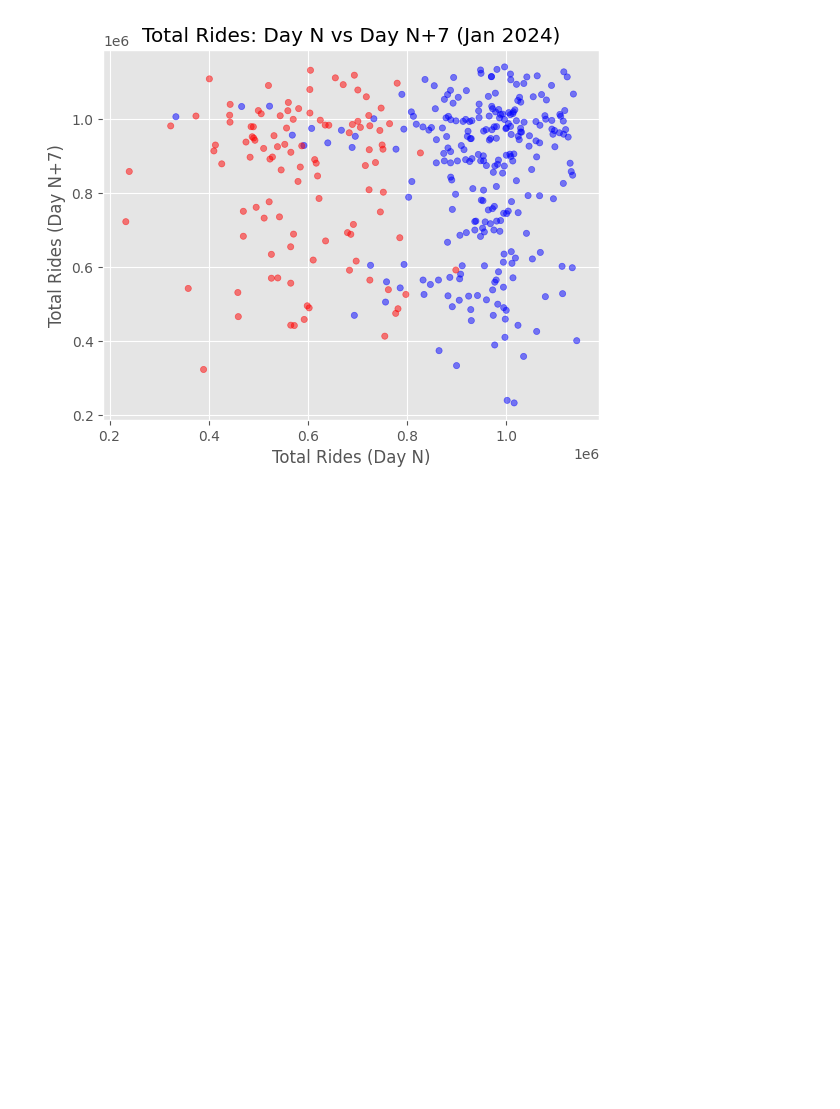
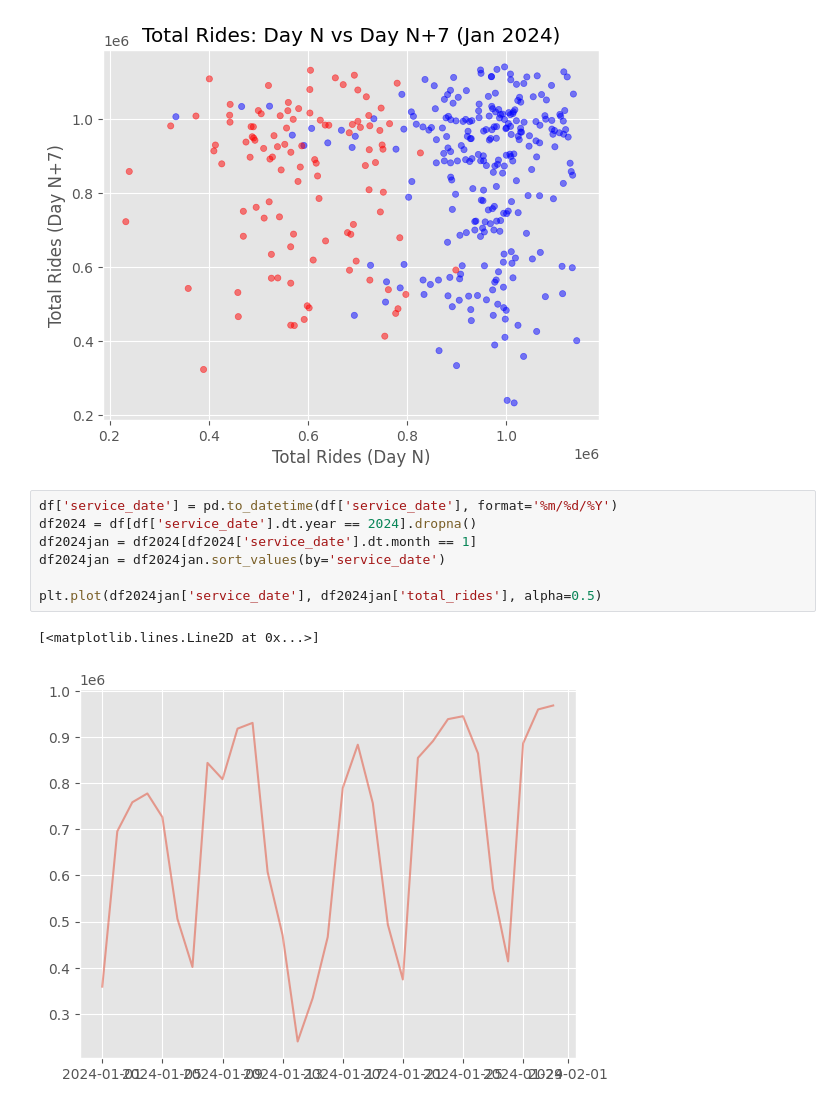
Before and after one commit to abbyyz/chicago-ridership, a Jupyter notebook: dataloading.ipynb, the cells around one changed output. Cells and saved outputs as stored; diff of their text form; blank space fills up the shorter version.

```diff
--- a/dataloading.ipynb
+++ b/dataloading.ipynb
@@ -366,3 +378,13 @@ Try using .loc[row_indexer,col_indexer] = value instead
 See the caveats in the documentation: https://pandas.pydata.org/pandas-docs/stable/user_guide/indexing.html#returning-a-view-versus-a-copy
   df_jan2024['lag7'] = df_jan2024.shift(3).total_rides
 [figure]
+# %%
+df['service_date'] = pd.to_datetime(df['service_date'], format='%m/%d/%Y')
+df2024 = df[df['service_date'].dt.year == 2024].dropna()
+df2024jan = df2024[df2024['service_date'].dt.month == 1]
+df2024jan = df2024jan.sort_values(by='service_date')
+
+plt.plot(df2024jan['service_date'], df2024jan['total_rides'], alpha=0.5)
+# %% [output]
+[<matplotlib.lines.Line2D at 0x...>]
+[figure, added]
```
Also changed, not shown: parts of 2 cells of this notebook, 6 other files.
